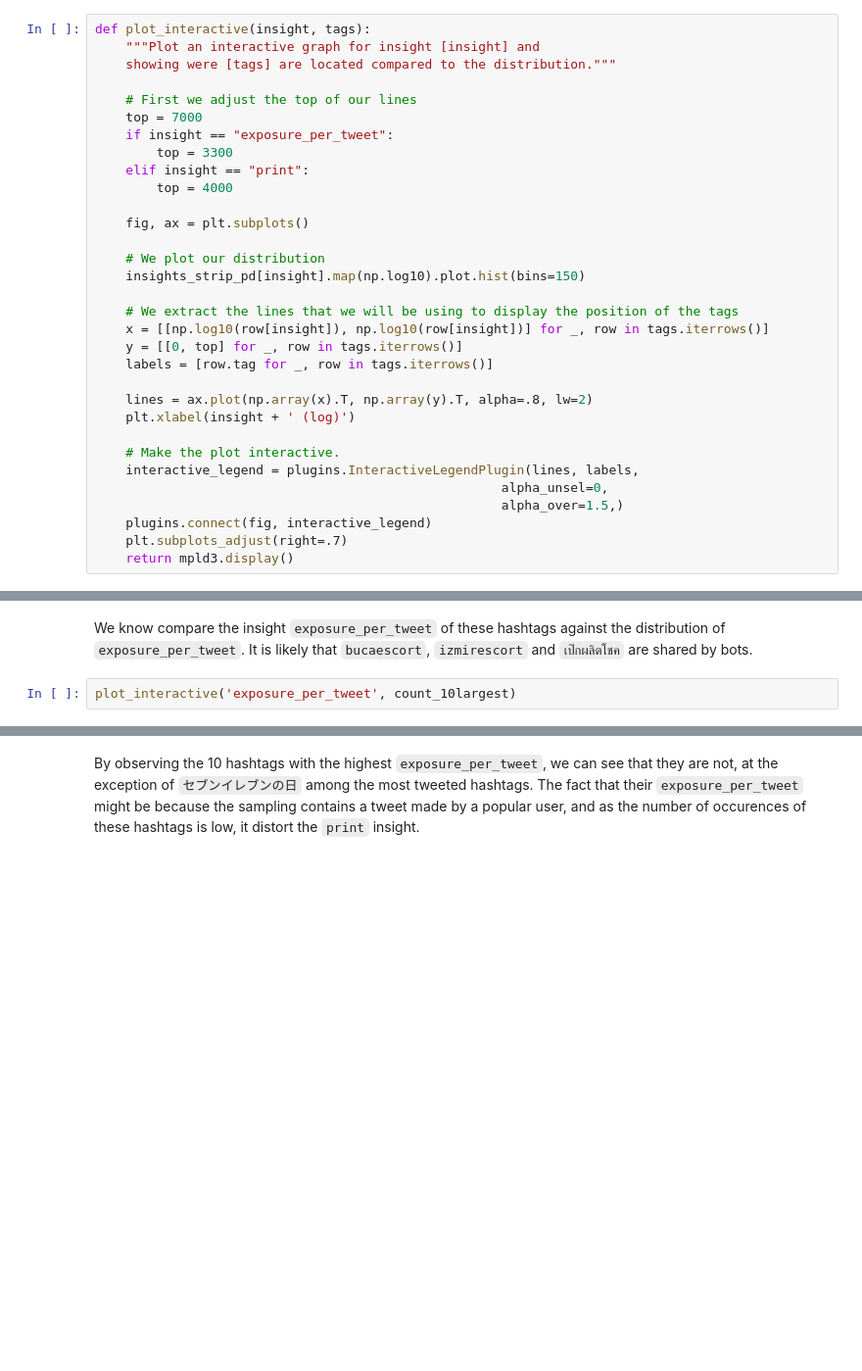
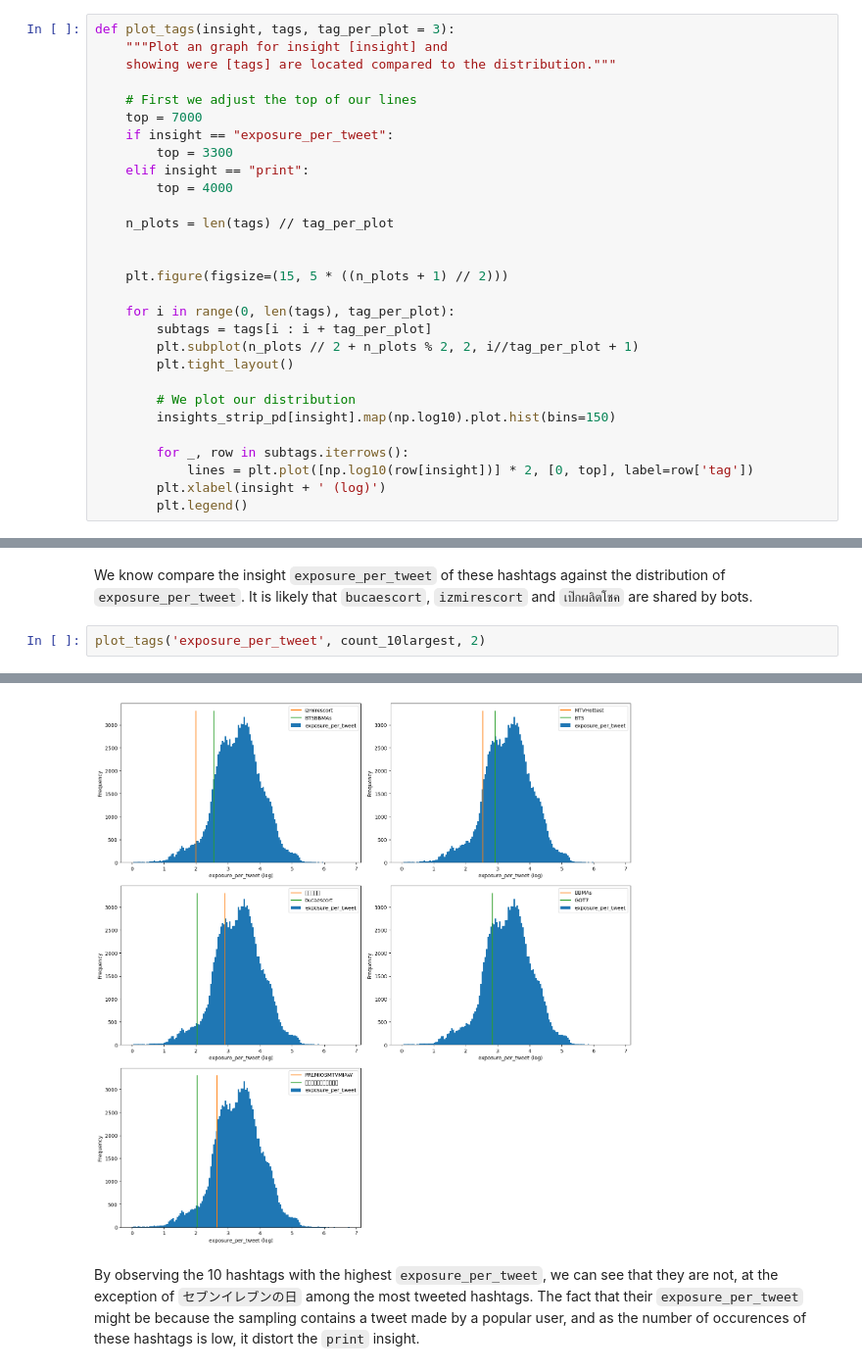
Before and after one commit to poechsel/ADA-project, a Jupyter notebook: analysis.ipynb, the cells around one changed output, grey strips where cells are left out. Shown at 98% size. Drawn from its saved outputs; the diff is of its cells as text; blank space fills up the shorter version.

```diff
--- a/analysis.ipynb
+++ b/analysis.ipynb
@@ -504,6 +503,6 @@ Our first step is to define a function which will allow us to vizualize an insig
 # %%
-def plot_interactive(insight, tags):
-    """Plot an interactive graph for insight [insight] and
+def plot_tags(insight, tags, tag_per_plot = 3):
+    """Plot an graph for insight [insight] and
     showing were [tags] are located compared to the distribution."""
 
     # First we adjust the top of our lines
@@ -513,26 +512,23 @@ def plot_interactive(insight, tags):
     elif insight == "print":
         top = 4000
 
-    fig, ax = plt.subplots()
+    n_plots = len(tags) // tag_per_plot
 
-    # We plot our distribution
-    insights_strip_pd[insight].map(np.log10).plot.hist(bins=150)
 
-    # We extract the lines that we will be using to display the position of the tags
-    x = [[np.log10(row[insight]), np.log10(row[insight])] for _, row in tags.iterrows()]
-    y = [[0, top] for _, row in tags.iterrows()]
-    labels = [row.tag for _, row in tags.iterrows()]
+    plt.figure(figsize=(15, 5 * ((n_plots + 1) // 2)))
 
-    lines = ax.plot(np.array(x).T, np.array(y).T, alpha=.8, lw=2)
-    plt.xlabel(insight + ' (log)')
+    for i in range(0, len(tags), tag_per_plot):
+        subtags = tags[i : i + tag_per_plot]
+        plt.subplot(n_plots // 2 + n_plots % 2, 2, i//tag_per_plot + 1)
+        plt.tight_layout()
 
-    # Make the plot interactive.
-    interactive_legend = plugins.InteractiveLegendPlugin(lines, labels,
-                                                     alpha_unsel=0,
-                                                     alpha_over=1.5,)
-    plugins.connect(fig, interactive_legend)
-    plt.subplots_adjust(right=.7)
-    return mpld3.display()
+        # We plot our distribution
+        insights_strip_pd[insight].map(np.log10).plot.hist(bins=150)
+
+        for _, row in subtags.iterrows():
+            lines = plt.plot([np.log10(row[insight])] * 2, [0, top], label=row['tag'])
+        plt.xlabel(insight + ' (log)')
+        plt.legend()
 # %% [markdown]
 We augment our dataset with a new insight called `exposure_per_tweet` derived from `print` and `count`. This insight corresponds to the average exposure per tweet a hashtag has. It is usefull to approximate if an hashtags is artificially tweeted about by a bot (in which case `exposure_per_tweet` will be low) or if it is more human like. If `exposure_per_tweet` is near, or higher than 190 (see the distribution of the number of followers), then it is likely that this tweet was tweetted by human users.
 # %% [markdown]
@@ -621,5 +617,5 @@ export_insight('exports/btsbbmas-day.json', insight_btsbbmas)
 # %% [markdown]
 We know compare the insight `exposure_per_tweet` of these hashtags against the distribution of `exposure_per_tweet`. It is likely that `bucaescort`, `izmirescort` and `เป๊กผลิตโชค` are shared by bots.
 # %%
-plot_interactive('exposure_per_tweet', count_10largest)
+plot_tags('exposure_per_tweet', count_10largest, 2)
 # %% [output]
@@ -627,3 +622,4 @@ plot_interactive('exposure_per_tweet', count_10largest)
+[figure, added]
 # %% [markdown]
 By observing the 10 hashtags with the highest `exposure_per_tweet`, we can see that they are not, at the exception of `セブンイレブンの日` among the most tweeted hashtags. The fact that their `exposure_per_tweet` might be because the sampling contains a tweet made by a popular user, and as the number of occurences of these hashtags is low, it distort the `print` insight.
 # %%
```
Also changed, not shown: parts of 11 cells of this notebook, 1 other file.
